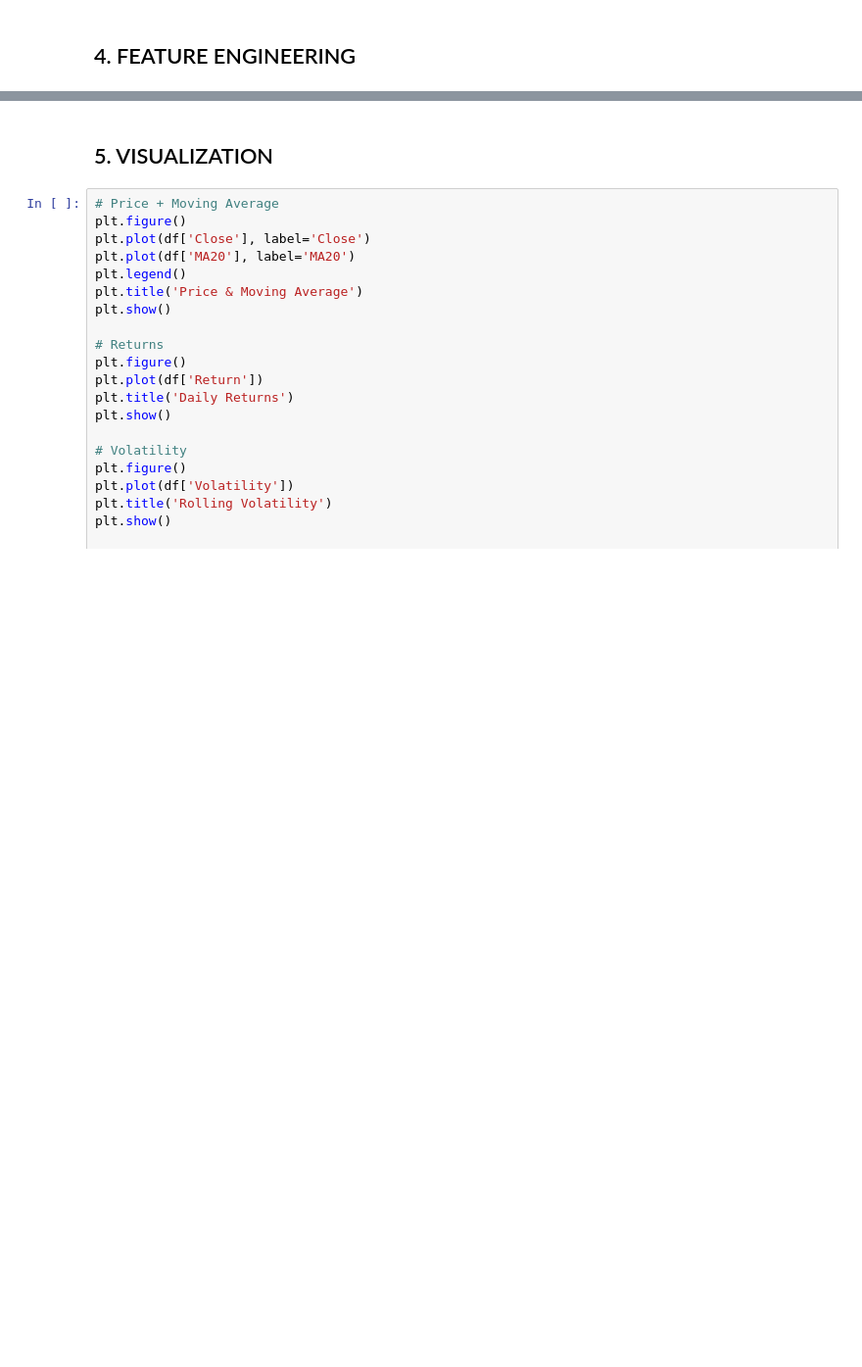
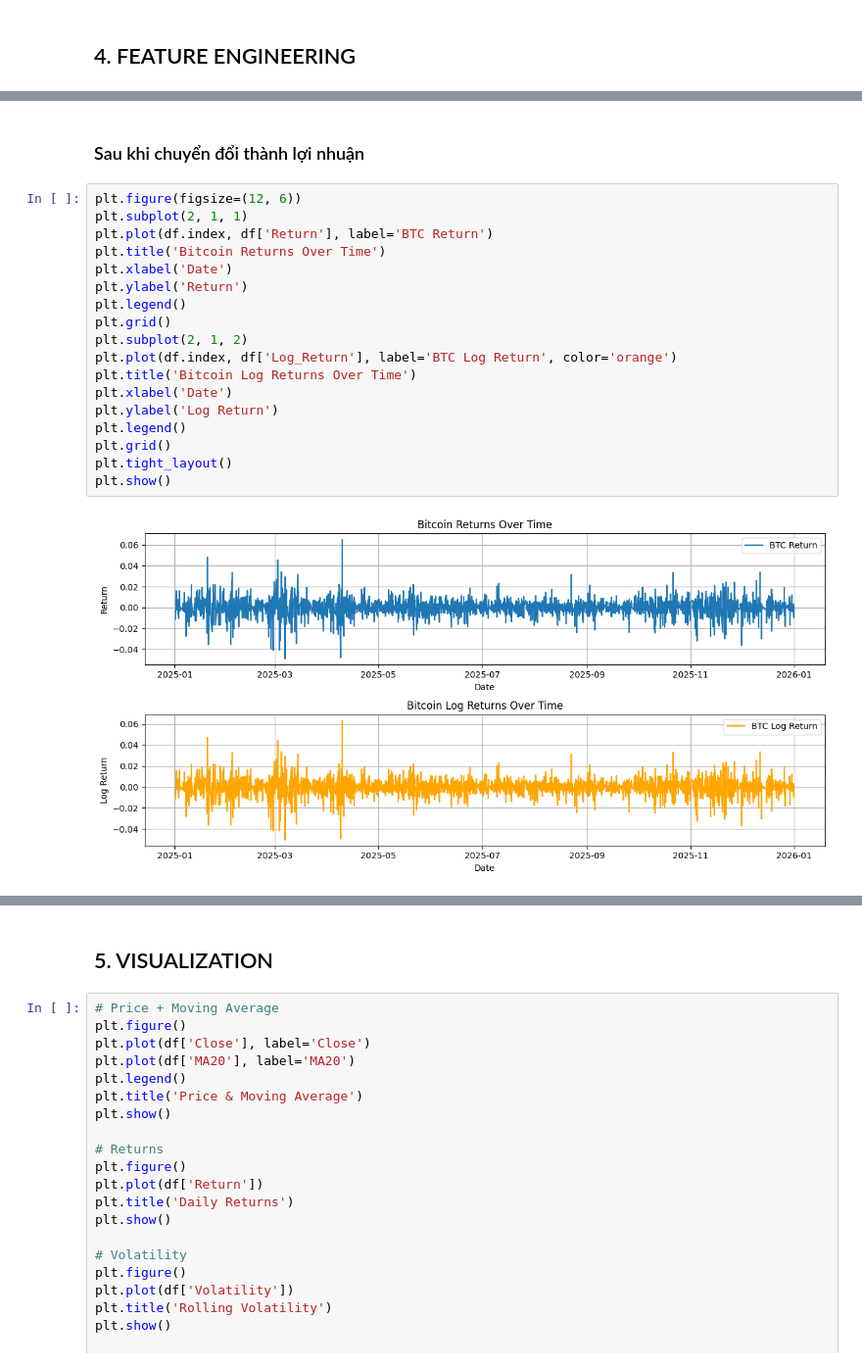
Before and after one commit to MinhNguyen-leo/Data_Mining_projects, a Jupyter notebook: seminar/example.ipynb, the cells around one changed output, grey strips where cells are left out. Shown at 98% size. Saved outputs shown, nothing was run; the diff lists cells and outputs as text; blank space fills up the shorter version.

```diff
--- a/seminar/example.ipynb
+++ b/seminar/example.ipynb
@@ -150,0 +129,22 @@ display(df.transpose())
+# %% [markdown]
+### Sau khi chuyển đổi thành lợi nhuận
+# %%
+plt.figure(figsize=(12, 6))
+plt.subplot(2, 1, 1)
+plt.plot(df.index, df['Return'], label='BTC Return')
+plt.title('Bitcoin Returns Over Time')
+plt.xlabel('Date')
+plt.ylabel('Return')
+plt.legend()
+plt.grid()
+plt.subplot(2, 1, 2)
+plt.plot(df.index, df['Log_Return'], label='BTC Log Return', color='orange')
+plt.title('Bitcoin Log Returns Over Time')
+plt.xlabel('Date')
+plt.ylabel('Log Return')
+plt.legend()
+plt.grid()
+plt.tight_layout()
+plt.show()
+# %% [output]
+[figure, added]
```
Also changed, not shown: parts of 30 cells of this notebook, 1 other file.
